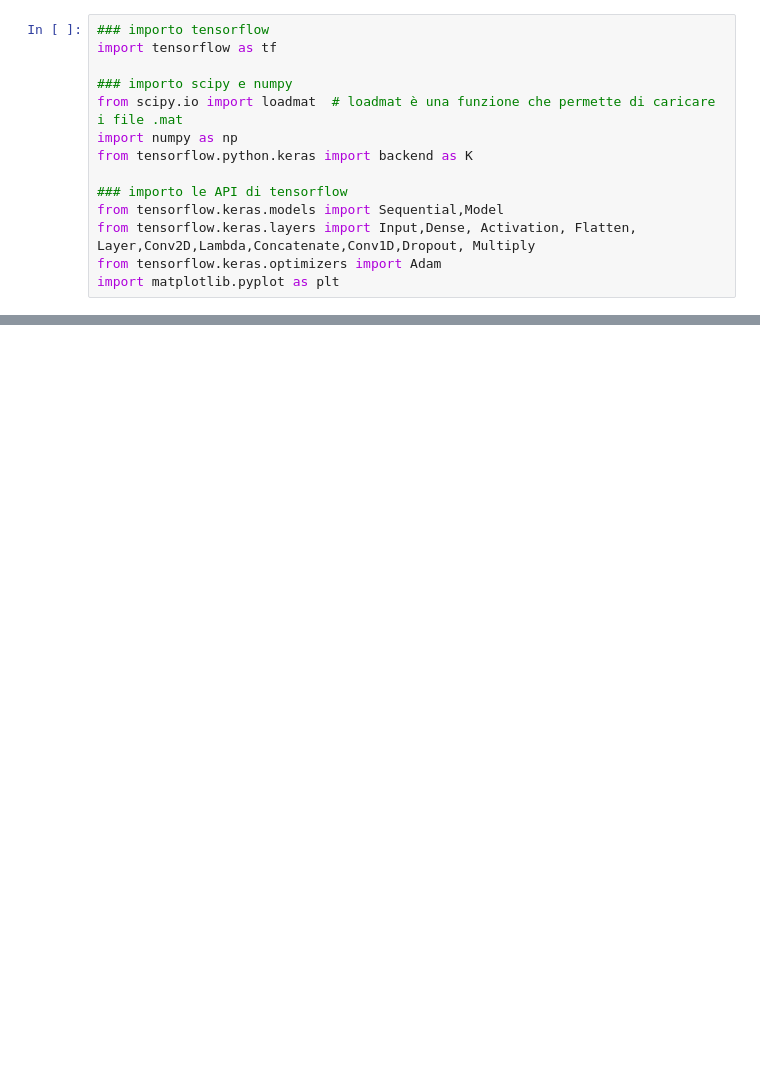
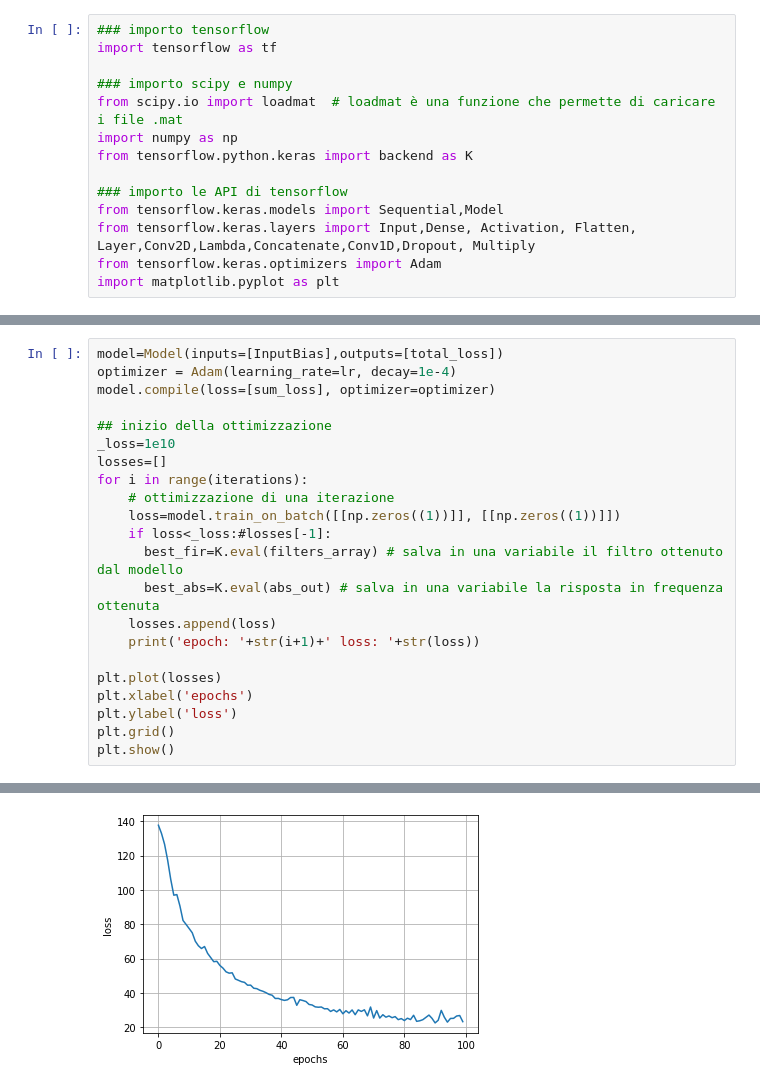
Before and after one commit to A3Lab-UNIVPM/DL4SP_notebooks, a Jupyter notebook: audio_equalization.ipynb, the cells around one changed output, grey strips where cells are left out. Cells and saved outputs as stored; diff of their text form; blank space fills up the shorter version.

```diff
--- a/audio_equalization.ipynb
+++ b/audio_equalization.ipynb
@@ -213,0 +167,23 @@ It is possible that this is intended behavior, but it is more likely
+# %%
+model=Model(inputs=[InputBias],outputs=[total_loss])
+optimizer = Adam(learning_rate=lr, decay=1e-4)
+model.compile(loss=[sum_loss], optimizer=optimizer)
+
+## inizio della ottimizzazione
+_loss=1e10
+losses=[]
+for i in range(iterations):
+    # ottimizzazione di una iterazione
+    loss=model.train_on_batch([[np.zeros((1))]], [[np.zeros((1))]])
+    if loss<_loss:#losses[-1]:
+      best_fir=K.eval(filters_array) # salva in una variabile il filtro ottenuto dal modello
+      best_abs=K.eval(abs_out) # salva in una variabile la risposta in frequenza ottenuta
+    losses.append(loss)
+    print('epoch: '+str(i+1)+' loss: '+str(loss))
+
+plt.plot(losses)
+plt.xlabel('epochs')
+plt.ylabel('loss')
+plt.grid()
+plt.show()
+# %% [output]
@@ -213,0 +207 @@ It is possible that this is intended behavior, but it is more likely
+[figure, added]
```
Also changed, not shown: parts of 6 cells of this notebook.
